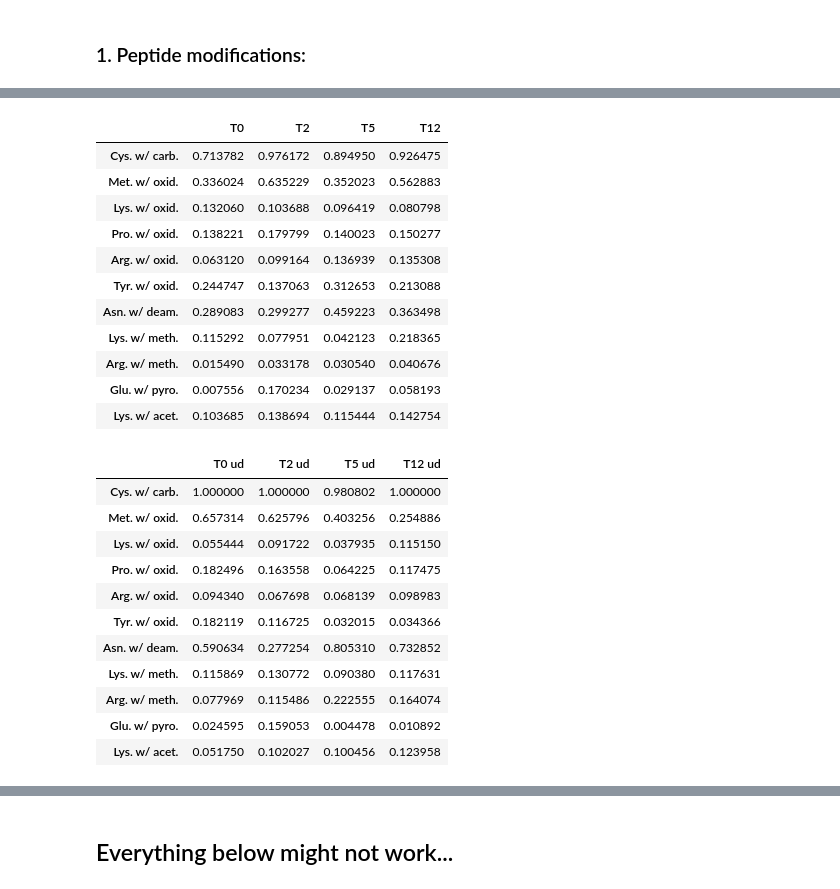
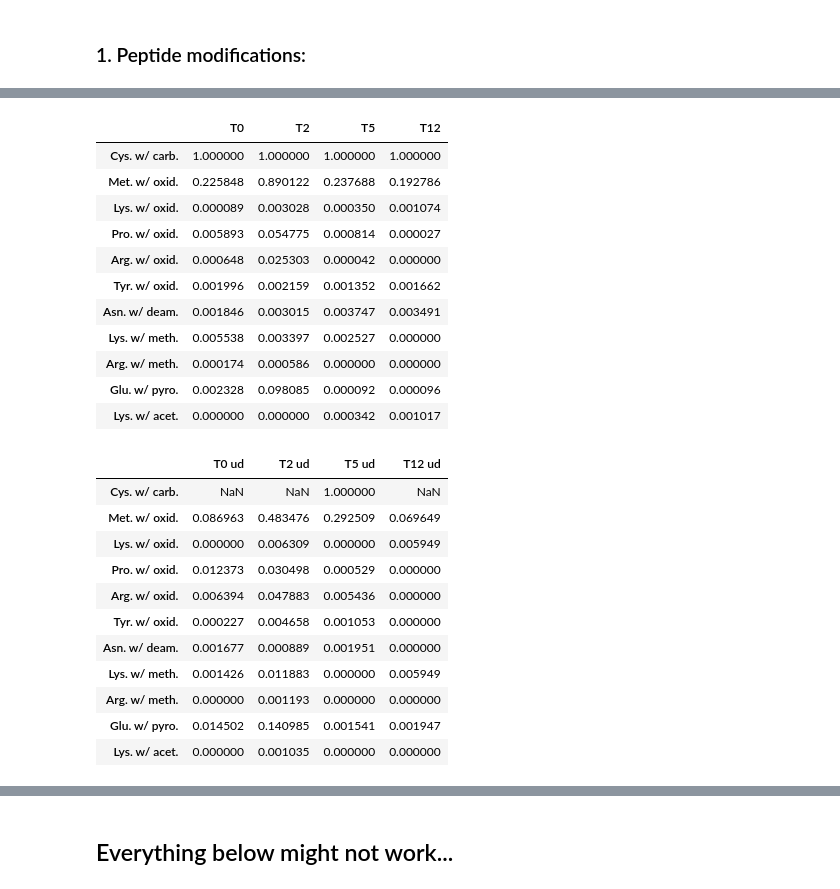
Before and after one commit to MeganEDuffy/rot-mayer, a Jupyter notebook: notebooks/PTM-AA/PTM-AAs_DB.ipynb, the cells around one changed output, grey strips where cells are left out. Cells and saved outputs as stored; diff of their text form; code cells hidden in the pictures.

```diff
--- a/notebooks/PTM-AA/PTM-AAs_DB.ipynb
+++ b/notebooks/PTM-AA/PTM-AAs_DB.ipynb
@@ -39,13 +39,13 @@ pd.__version__
 # read in NAAF totals that are combinations of PeaksDB and PeaksDN (see NAAF-combination nb)
 
 
-sum_322 = pd.read_csv("/home/millieginty/Documents/git-repos/rot-mayer/data/processed/NAAF-sums/NAAF-sum-322.csv")
-sum_323 = pd.read_csv("/home/millieginty/Documents/git-repos/rot-mayer/data/processed/NAAF-sums/NAAF-sum-323.csv")
-sum_324 = pd.read_csv("/home/millieginty/Documents/git-repos/rot-mayer/data/processed/NAAF-sums/NAAF-sum-324.csv")
-sum_325 = pd.read_csv("/home/millieginty/Documents/git-repos/rot-mayer/data/processed/NAAF-sums/NAAF-sum-325.csv")
+db_322 = pd.read_csv("/home/millieginty/Documents/git-repos/rot-mayer/data/processed/NAAF-sums/NAAF-DB-322.csv")
+db_323 = pd.read_csv("/home/millieginty/Documents/git-repos/rot-mayer/data/processed/NAAF-sums/NAAF-DB-323.csv")
+db_324 = pd.read_csv("/home/millieginty/Documents/git-repos/rot-mayer/data/processed/NAAF-sums/NAAF-DB-324.csv")
+db_325 = pd.read_csv("/home/millieginty/Documents/git-repos/rot-mayer/data/processed/NAAF-sums/NAAF-DB-325.csv")
 
 
-frames = [sum_322, sum_323, sum_324, sum_325]
+frames = [db_322, db_323, db_324, db_325]
 index = ['1. T0', '2. T2', '3. T5', '4. T12']
 
 # concatenate dataframes
@@ -60,18 +60,18 @@ tot.insert(loc=0, column='sample', value=names)
 tot.set_index('sample')
 
 # separate out the dataframe into AAs and %PTMs, too
-sum_AA = tot[['sample', 'A-NAAF', 'C-NAAF', 'D-NAAF', 'E-NAAF', 'F-NAAF', 'G-NAAF', 'H-NAAF', 'I-NAAF', 'K-NAAF', \
+db_AA = tot[['sample', 'A-NAAF', 'C-NAAF', 'D-NAAF', 'E-NAAF', 'F-NAAF', 'G-NAAF', 'H-NAAF', 'I-NAAF', 'K-NAAF', \
               'L-NAAF', 'M-NAAF', 'N-NAAF', 'P-NAAF', 'Q-NAAF', 'R-NAAF', 'S-NAAF', 'T-NAAF', 'V-NAAF', \
               'W-NAAF', 'Y-NAAF']].copy()
 
-sum_ptm = tot[['sample', 'Cys. w/ carb.', 'Met. w/ oxid.', 'Lys. w/ oxid.', 'Pro. w/ oxid.', \
+db_ptm = tot[['sample', 'Cys. w/ carb.', 'Met. w/ oxid.', 'Lys. w/ oxid.', 'Pro. w/ oxid.', \
                'Arg. w/ oxid.', 'Tyr. w/ oxid.', 'Asn. w/ deam.', 'Lys. w/ meth.', \
                'Arg. w/ meth.', 'Glu. w/ pyro.', 'Lys. w/ acet.']].copy()
 
 # I think the 'overall modfied' is too biased by terminal residues to be meaningful
-#sum_ptm = tot[['sample', 'Cys. w/ carb.', 'Met. w/ oxid.', 'Asn. w/ deam.', 'Gln. w/ deam.', 'Lys. w/ hydr.', \
+#db_ptm = tot[['sample', 'Cys. w/ carb.', 'Met. w/ oxid.', 'Asn. w/ deam.', 'Gln. w/ deam.', 'Lys. w/ hydr.', \
                #'Arg. w/ meth.', 'Overall modified']].copy()
 
-sum_ptm.head()
+db_ptm.head()
 # %% [output]
 |  | sample | Cys. w/ carb. | Met. w/ oxid. | Lys. w/ oxid. | Pro. w/ oxid. | Arg. w/ oxid. | Tyr. w/ oxid. | ... |
@@ -129,11 +129,11 @@ sum_ptm_undig.head()
 # %%
 # plot mods across the dataset
 
-sum_ptm_s = sum_ptm.drop(['sample'], axis=1)
+db_ptm_s = db_ptm.drop(['sample'], axis=1)
 
-ptm_sumT = sum_ptm_s.T
+ptm_dbT = db_ptm_s.T
 
-ptm_sumT.columns = ['T0', 'T2', 'T5', 'T12']
+ptm_dbT.columns = ['T0', 'T2', 'T5', 'T12']
 
 four_colors = ['#d53e4f', '#fc8d59', '#fee08b', '#e6f598']
 six_colors = ['#d53e4f', '#fc8d59', '#fee08b', '#e6f598', '#99d594', '#3288bd']
@@ -142,7 +142,7 @@ seven_colors = ['#7fc97f', '#beaed4', '#fdc086', '#ffff99', '#386cb0', '#f0027f'
 
 fig = plt.figure(figsize = (10, 5))
 
-ax = ptm_sumT.iloc[1:11].plot(kind="bar", title = 'Peptide mass modifications', \
+ax = ptm_dbT.iloc[1:11].plot(kind="bar", title = 'Peptide mass modifications', \
                              color = seven_colors, edgecolor = 'black')
 
 plt.xticks(rotation=35)
@@ -199,33 +199,33 @@ plt.savefig("/home/millieginty/Documents/git-repos/rot-mayer/analyses/AA-composi
 # %%
-ptm_sumT.head(11)
+ptm_dbT.head(11)
 # %% [output]
 |  | T0 | T2 | T5 | T12 |
-| Cys. w/ carb. | 0.713782 | 0.976172 | 0.894950 | 0.926475 |
-| Met. w/ oxid. | 0.336024 | 0.635229 | 0.352023 | 0.562883 |
-| Lys. w/ oxid. | 0.132060 | 0.103688 | 0.096419 | 0.080798 |
-| Pro. w/ oxid. | 0.138221 | 0.179799 | 0.140023 | 0.150277 |
-| Arg. w/ oxid. | 0.063120 | 0.099164 | 0.136939 | 0.135308 |
-| Tyr. w/ oxid. | 0.244747 | 0.137063 | 0.312653 | 0.213088 |
-| Asn. w/ deam. | 0.289083 | 0.299277 | 0.459223 | 0.363498 |
-| Lys. w/ meth. | 0.115292 | 0.077951 | 0.042123 | 0.218365 |
-| Arg. w/ meth. | 0.015490 | 0.033178 | 0.030540 | 0.040676 |
-| Glu. w/ pyro. | 0.007556 | 0.170234 | 0.029137 | 0.058193 |
-| Lys. w/ acet. | 0.103685 | 0.138694 | 0.115444 | 0.142754 |
+| Cys. w/ carb. | 1.000000 | 1.000000 | 1.000000 | 1.000000 |
+| Met. w/ oxid. | 0.225848 | 0.890122 | 0.237688 | 0.192786 |
+| Lys. w/ oxid. | 0.000089 | 0.003028 | 0.000350 | 0.001074 |
+| Pro. w/ oxid. | 0.005893 | 0.054775 | 0.000814 | 0.000027 |
+| Arg. w/ oxid. | 0.000648 | 0.025303 | 0.000042 | 0.000000 |
+| Tyr. w/ oxid. | 0.001996 | 0.002159 | 0.001352 | 0.001662 |
+| Asn. w/ deam. | 0.001846 | 0.003015 | 0.003747 | 0.003491 |
+| Lys. w/ meth. | 0.005538 | 0.003397 | 0.002527 | 0.000000 |
+| Arg. w/ meth. | 0.000174 | 0.000586 | 0.000000 | 0.000000 |
+| Glu. w/ pyro. | 0.002328 | 0.098085 | 0.000092 | 0.000096 |
+| Lys. w/ acet. | 0.000000 | 0.000000 | 0.000342 | 0.001017 |
 # %%
-ptm_sumT_undig.head(11)
+ptm_dbT_undig.head(11)
 # %% [output]
 |  | T0 ud | T2 ud | T5 ud | T12 ud |
-| Cys. w/ carb. | 1.000000 | 1.000000 | 0.980802 | 1.000000 |
-| Met. w/ oxid. | 0.657314 | 0.625796 | 0.403256 | 0.254886 |
-| Lys. w/ oxid. | 0.055444 | 0.091722 | 0.037935 | 0.115150 |
-| Pro. w/ oxid. | 0.182496 | 0.163558 | 0.064225 | 0.117475 |
-| Arg. w/ oxid. | 0.094340 | 0.067698 | 0.068139 | 0.098983 |
-| Tyr. w/ oxid. | 0.182119 | 0.116725 | 0.032015 | 0.034366 |
-| Asn. w/ deam. | 0.590634 | 0.277254 | 0.805310 | 0.732852 |
-| Lys. w/ meth. | 0.115869 | 0.130772 | 0.090380 | 0.117631 |
-| Arg. w/ meth. | 0.077969 | 0.115486 | 0.222555 | 0.164074 |
-| Glu. w/ pyro. | 0.024595 | 0.159053 | 0.004478 | 0.010892 |
-| Lys. w/ acet. | 0.051750 | 0.102027 | 0.100456 | 0.123958 |
+| Cys. w/ carb. | NaN | NaN | 1.000000 | NaN |
+| Met. w/ oxid. | 0.086963 | 0.483476 | 0.292509 | 0.069649 |
+| Lys. w/ oxid. | 0.000000 | 0.006309 | 0.000000 | 0.005949 |
+| Pro. w/ oxid. | 0.012373 | 0.030498 | 0.000529 | 0.000000 |
+| Arg. w/ oxid. | 0.006394 | 0.047883 | 0.005436 | 0.000000 |
+| Tyr. w/ oxid. | 0.000227 | 0.004658 | 0.001053 | 0.000000 |
+| Asn. w/ deam. | 0.001677 | 0.000889 | 0.001951 | 0.000000 |
+| Lys. w/ meth. | 0.001426 | 0.011883 | 0.000000 | 0.005949 |
+| Arg. w/ meth. | 0.000000 | 0.001193 | 0.000000 | 0.000000 |
+| Glu. w/ pyro. | 0.014502 | 0.140985 | 0.001541 | 0.001947 |
+| Lys. w/ acet. | 0.000000 | 0.001035 | 0.000000 | 0.000000 |
 # %%
 # add the two dataframes
 
```
Also changed, not shown: parts of 6 cells of this notebook, 2 other files.
